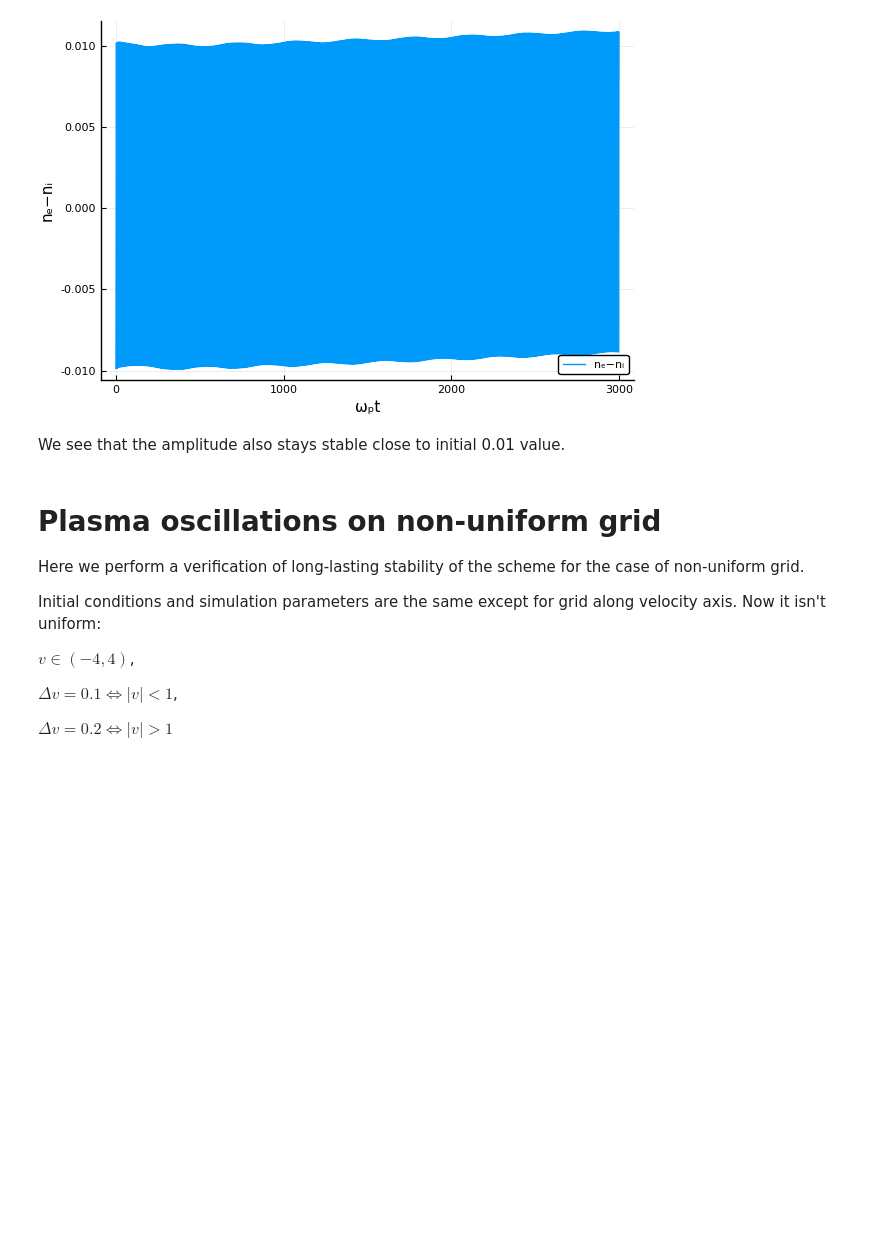
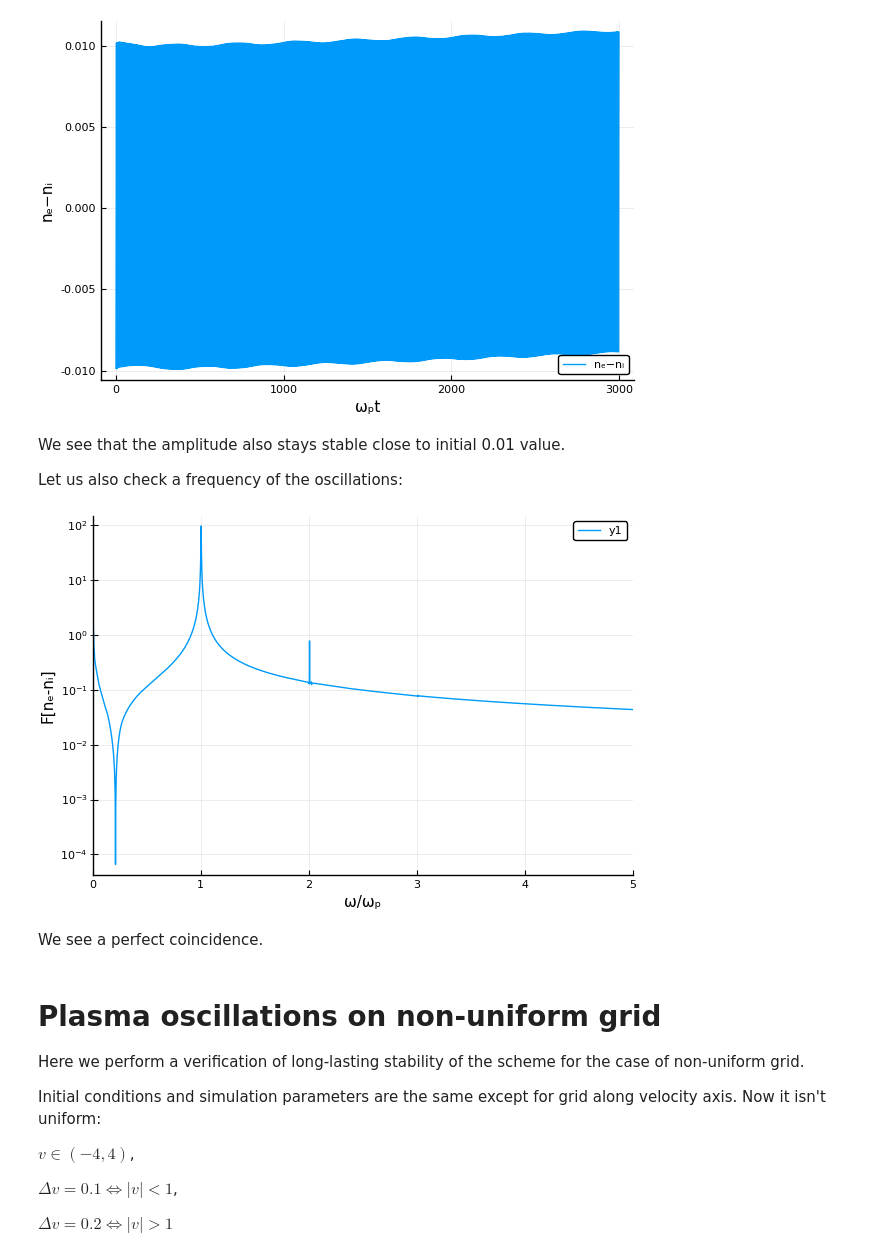
Before and after one commit to korzhimanov/Vasilek.jl, a Jupyter notebook: verification/plasma-oscillations-1d1v.ipynb, the cells around one changed output. Cells and saved outputs as stored; diff of their text form; code cells hidden in the pictures; blank space fills up the shorter version.

Commit message:
Add check for frequency of oscillations

```diff
--- a/verification/plasma-oscillations-1d1v.ipynb
+++ b/verification/plasma-oscillations-1d1v.ipynb
@@ -124,6 +125,19 @@ ylabel!("nₑ−nᵢ")
 [figure]
 # %% [markdown]
 We see that the amplitude also stays stable close to initial 0.01 value.
+
+Let us also check a frequency of the oscillations:
+# %%
+F = FFTW.rfft(n[:,end÷2].-ni[end÷2])
+ω = 2π*collect(0.0:1.0/(t[end]-t[1]):0.5/(t[2]-t[1]))
+plot(ω, abs.(F), yscale=:log10)
+xlabel!("ω/ωₚ")
+ylabel!("F[nₑ-nᵢ]")
+xlims!(0,5)
+# %% [output]
+[figure, added]
+# %% [markdown]
+We see a perfect coincidence.
 # %% [markdown]
 # Plasma oscillations on non-uniform grid
 
```
Also changed, not shown: parts of 1 cell of this notebook.
